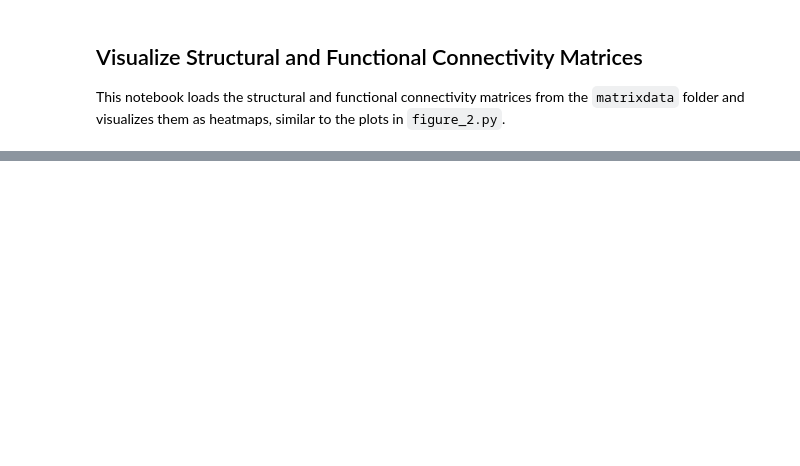
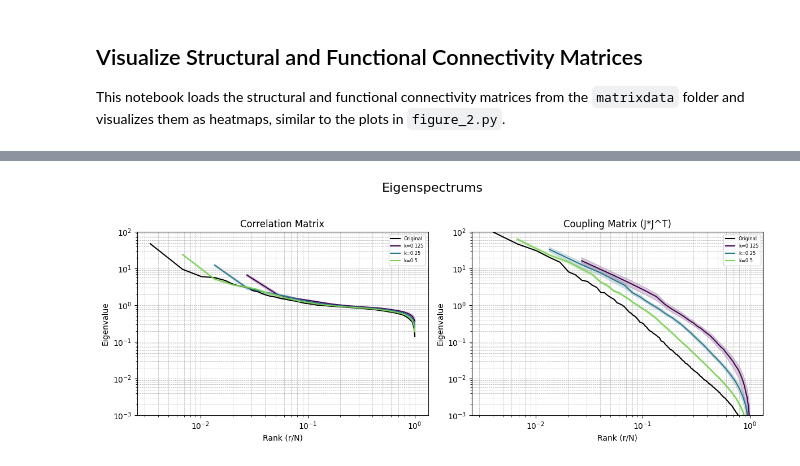
Before and after one commit to wenquan/SC-FC, a Jupyter notebook: visualize_matrices.ipynb, the cells around one changed output, grey strips where cells are left out. Cells and saved outputs as stored; diff of their text form; code cells hidden in the pictures; blank space fills up the shorter version.

Commit message:
compute eigenspectrums via random sampling

```diff
--- a/visualize_matrices.ipynb
+++ b/visualize_matrices.ipynb
@@ -88,0 +97,57 @@ plt.show()
+# %%
+evals = np.linalg.eigvalsh(Functional_Matrix)
+evals = np.sort(evals)[::-1]
+
+k_fractions = [0.125, 0.25, 0.5]
+n_iter = 50
+
+fig3, ax3 = plt.subplots(1, 2, figsize=(12, 5))
+fig3.suptitle('Eigenspectrums', fontsize=16)
+
+ranks_orig = (np.arange(len(evals)) + 1) / len(evals)
+ax3[0].loglog(ranks_orig, evals, 'k-', linewidth=1.5, alpha=1.0, label='Original')
+
+colors = plt.cm.viridis(np.linspace(0, 0.8, len(k_fractions)))
+
+for i, k_fraction in enumerate(k_fractions):
+    mean_evals, std_evals, _ = subsampling.get_subsampled_eigenspectrum(Functional_Matrix.to_numpy(), k_fraction, n_iter)
+    ranks_sub = (np.arange(len(mean_evals)) + 1) / len(mean_evals)
+    ax3[0].loglog(ranks_sub, mean_evals, color=colors[i], linewidth=1.5, label='k={}'.format(k_fraction))
+    ax3[0].fill_between(ranks_sub, mean_evals - std_evals, mean_evals + std_evals, color=colors[i], alpha=0.2)
+
+
+ax3[0].set_xlabel('Rank (r/N)')
+ax3[0].set_ylabel('Eigenvalue')
+ax3[0].set_ylim([10**-2, 10**2])
+ax3[0].legend(fontsize=6)
+ax3[0].set_title('Correlation Matrix')
+ax3[0].grid(True, which='both', linestyle='--', linewidth=0.5)
+
+
+evals = np.linalg.eigvalsh(Coupling_Alignment)
+evals = np.sort(evals)[::-1]
+
+ranks_orig = (np.arange(len(evals)) + 1) / len(evals)
+ax3[1].loglog(ranks_orig, evals, 'k-', linewidth=1.5, alpha=1.0, label='Original')
+
+colors = plt.cm.viridis(np.linspace(0, 0.8, len(k_fractions)))
+
+for i, k_fraction in enumerate(k_fractions):
+    mean_evals, std_evals, _ = subsampling.get_subsampled_eigenspectrum(Coupling_Alignment.to_numpy(), k_fraction, n_iter)
+    ranks_sub = (np.arange(len(mean_evals)) + 1) / len(mean_evals)
+    ax3[1].loglog(ranks_sub, mean_evals, color=colors[i], linewidth=1.5, label='k={}'.format(k_fraction))
+    ax3[1].fill_between(ranks_sub, mean_evals - std_evals, mean_evals + std_evals, color=colors[i], alpha=0.2)
+
+
+ax3[1].set_xlabel('Rank (r/N)')
+ax3[1].set_ylabel('Eigenvalue')
+ax3[1].set_ylim([10**-3, 10**2])
+ax3[1].legend(fontsize=6)
+ax3[1].set_title('Coupling Matrix (J*J^T)')
+ax3[1].grid(True, which='both', linestyle='--', linewidth=0.5)
+
+fig3.tight_layout(rect=[0, 0.03, 1, 0.95])
+
+plt.show()
+# %% [output]
+[figure, added]
```
Also changed, not shown: parts of 1 cell of this notebook, 2 other files.
